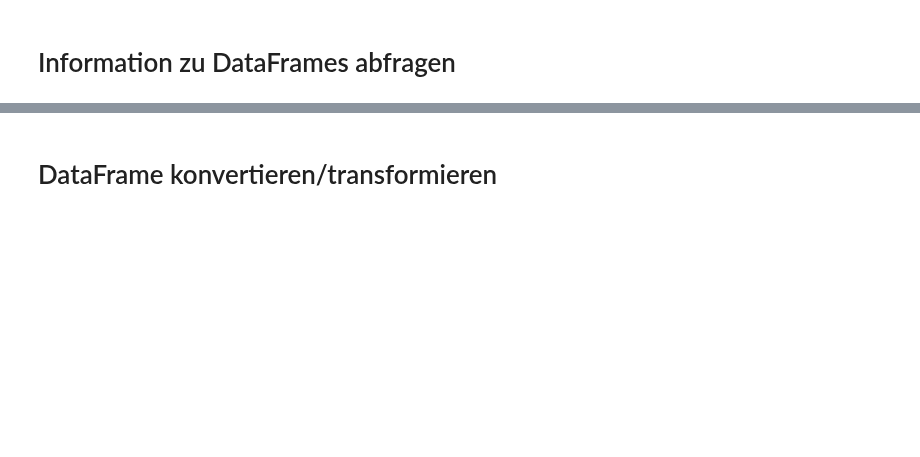
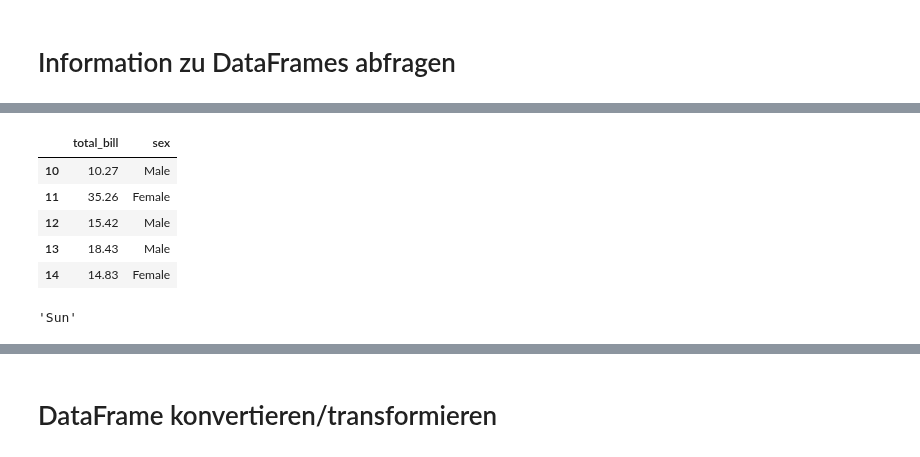
Before and after one commit to ralf-42/ML_Intro, a Jupyter notebook: 01 ipynb/00 general/B030-pandas-basics.ipynb, the cells around one changed output, grey strips where cells are left out. Saved outputs shown, nothing was run; the diff lists cells and outputs as text; code cells hidden in the pictures; blank space fills up the shorter version.

```diff
--- a/01 ipynb/00 general/B030-pandas-basics.ipynb
+++ b/01 ipynb/00 general/B030-pandas-basics.ipynb
@@ -94,0 +138,16 @@ data.groupby(['hue']).mean()
+# %%
+# Teilbereich Zeile 100-105 und Spalten 1 und 2
+data.iloc[10:15,0:2]
+# %% [output]
+|  | total_bill | sex |
+| 10 | 10.27 | Male |
+| 11 | 35.26 | Female |
+| 12 | 15.42 | Male |
+| 13 | 18.43 | Male |
+| 14 | 14.83 | Female |
+# %%
+# eine Zelle mit loc/iloc
+data.iloc[10,0]
+data.loc[10,'day']
+# %% [output]
+'Sun'
```
Also changed, not shown: parts of 49 cells of this notebook, 4 other files.
